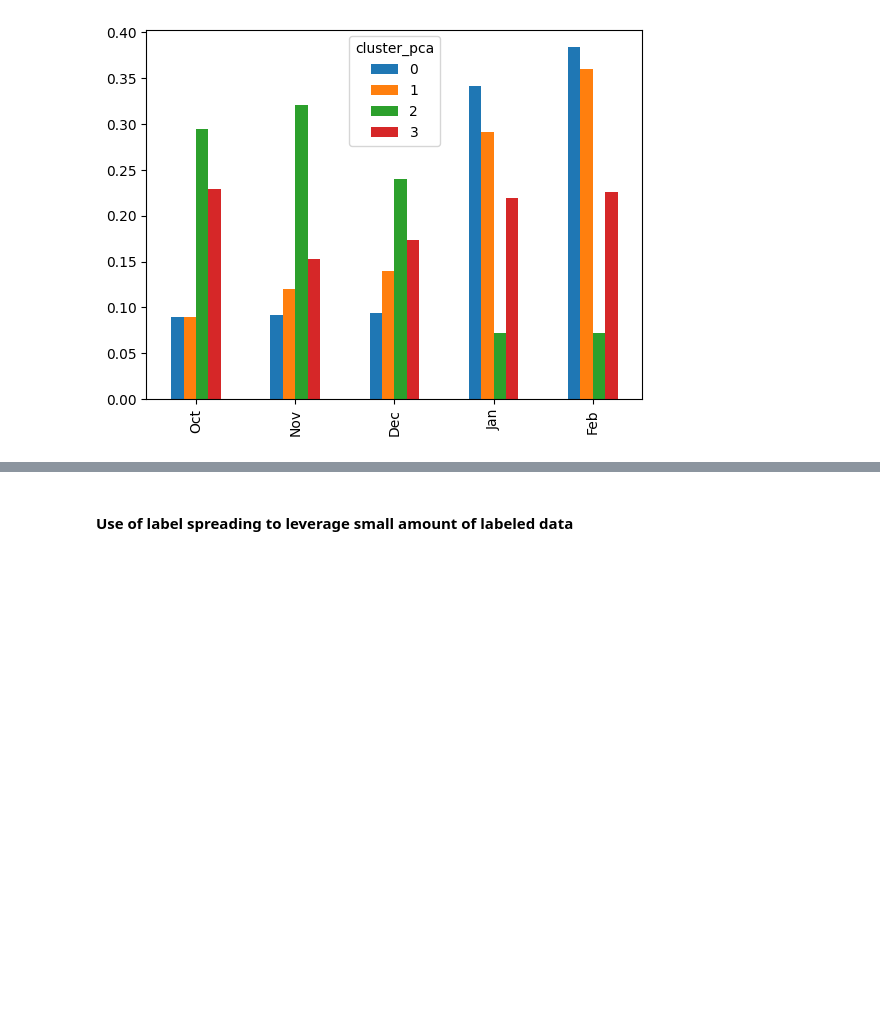
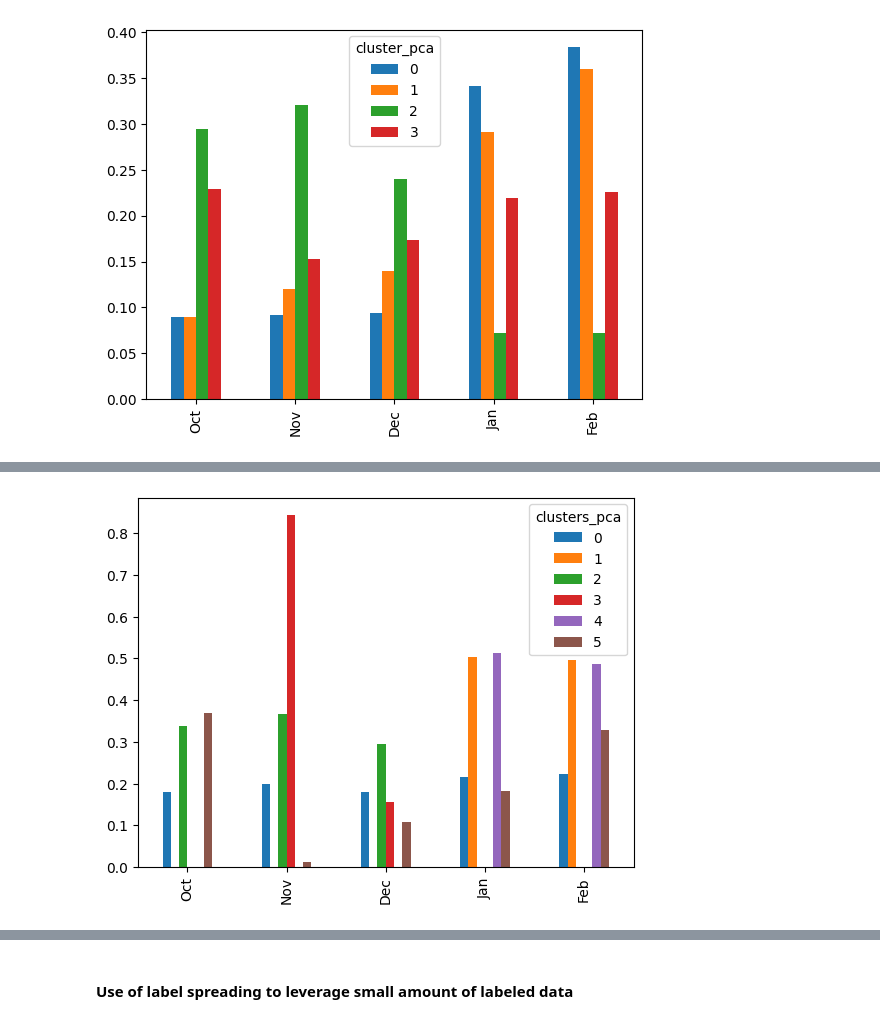
Before and after one commit to MonuSingh16/pca-kmeans-dbscan-products, a Jupyter notebook: nb/pca-kmeans-products.ipynb, the cells around one changed output, grey strips where cells are left out. Drawn from its saved outputs; the diff is of its cells as text; code cells hidden in the pictures; blank space fills up the shorter version.

```diff
--- a/nb/pca-kmeans-products.ipynb
+++ b/nb/pca-kmeans-products.ipynb
@@ -309,0 +396,6 @@ The Cluster 1 users are highly involved in the maximum time of session
+# %%
+plt_data = filteredPastOher.groupby(['clusters_pca'])[['Oct','Nov','Dec','Jan','Feb']].mean()
+plt_data = plt_data.transpose()
+plt_data.plot(kind="bar");
+# %% [output]
+[figure, added]
```
Also changed, not shown: parts of 14 cells of this notebook.
